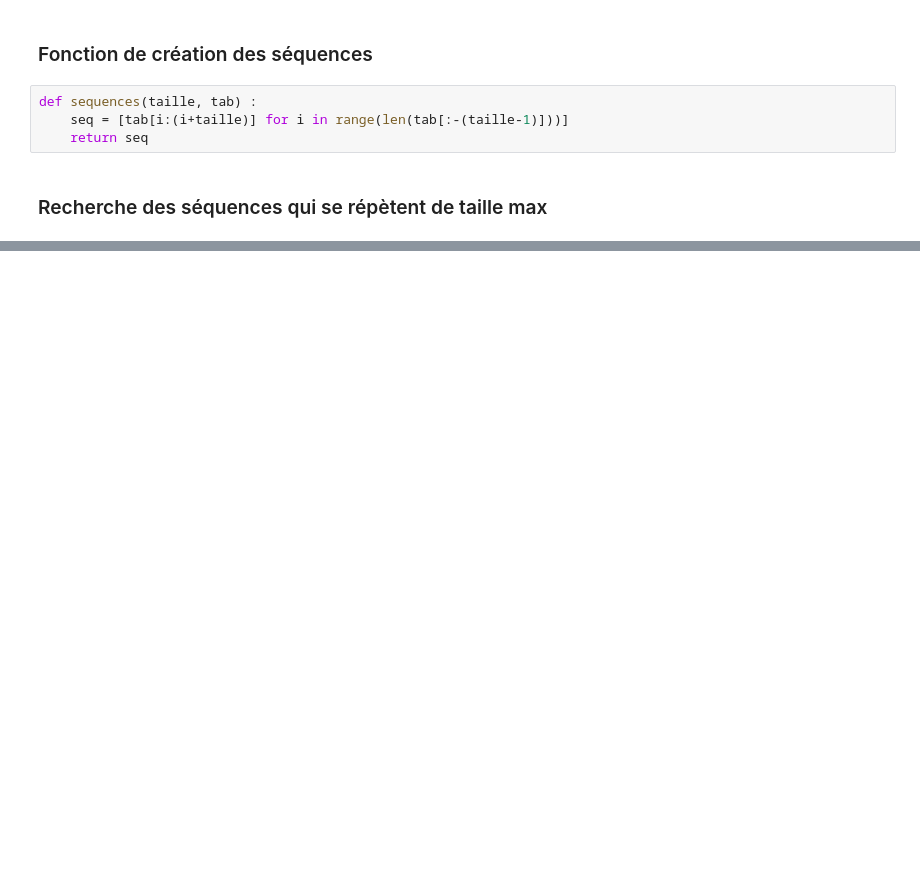
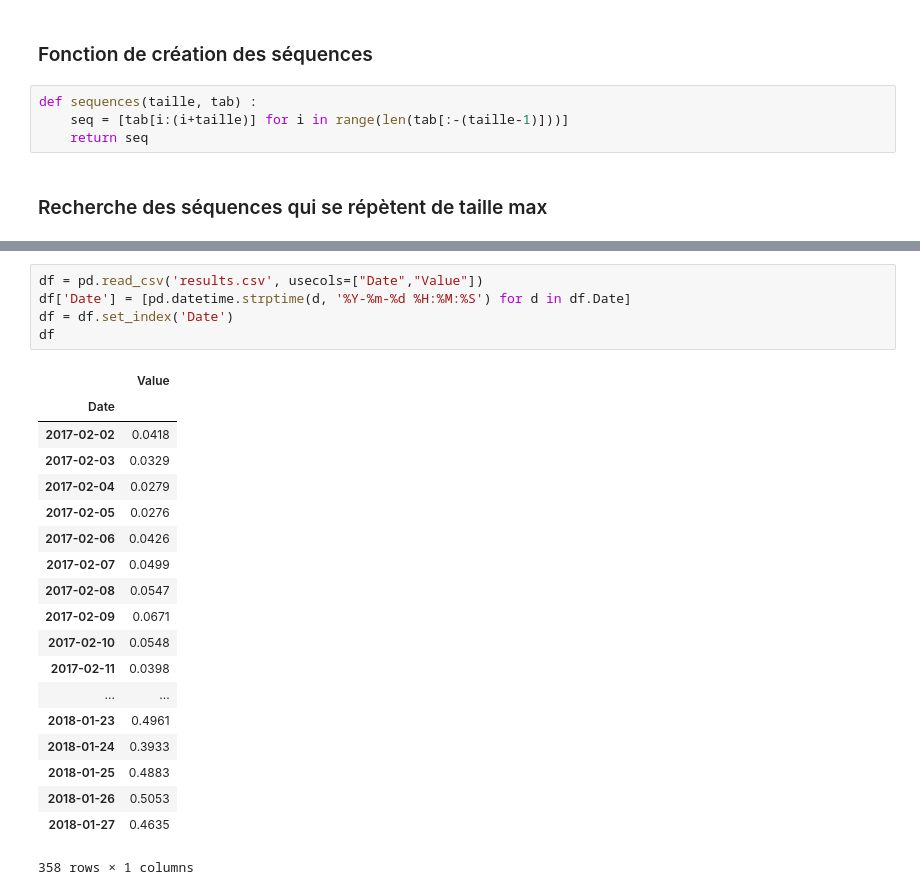
Before and after one commit to abdel-rahmen/crypto_learning, a Jupyter notebook: Projet DM.ipynb, the cells around one changed output, grey strips where cells are left out. Saved outputs shown, nothing was run; the diff lists cells and outputs as text; blank space fills up the shorter version.

```diff
--- a/Projet DM.ipynb
+++ b/Projet DM.ipynb
@@ -110,0 +120,25 @@ print(c)
+# %%
+df = pd.read_csv('results.csv', usecols=["Date","Value"])
+df['Date'] = [pd.datetime.strptime(d, '%Y-%m-%d %H:%M:%S') for d in df.Date]
+df = df.set_index('Date')
+df
+# %% [output]
+|  | Value |
+| Date |  |
+| 2017-02-02 | 0.0418 |
+| 2017-02-03 | 0.0329 |
+| 2017-02-04 | 0.0279 |
+| 2017-02-05 | 0.0276 |
+| 2017-02-06 | 0.0426 |
+| 2017-02-07 | 0.0499 |
+| 2017-02-08 | 0.0547 |
+| 2017-02-09 | 0.0671 |
+| 2017-02-10 | 0.0548 |
+| 2017-02-11 | 0.0398 |
+| ... | ... |
+| 2018-01-23 | 0.4961 |
+| 2018-01-24 | 0.3933 |
+| 2018-01-25 | 0.4883 |
+| 2018-01-26 | 0.5053 |
+| 2018-01-27 | 0.4635 |
+358 rows × 1 columns
```
Also changed, not shown: parts of 5 cells of this notebook, 1 other file.
